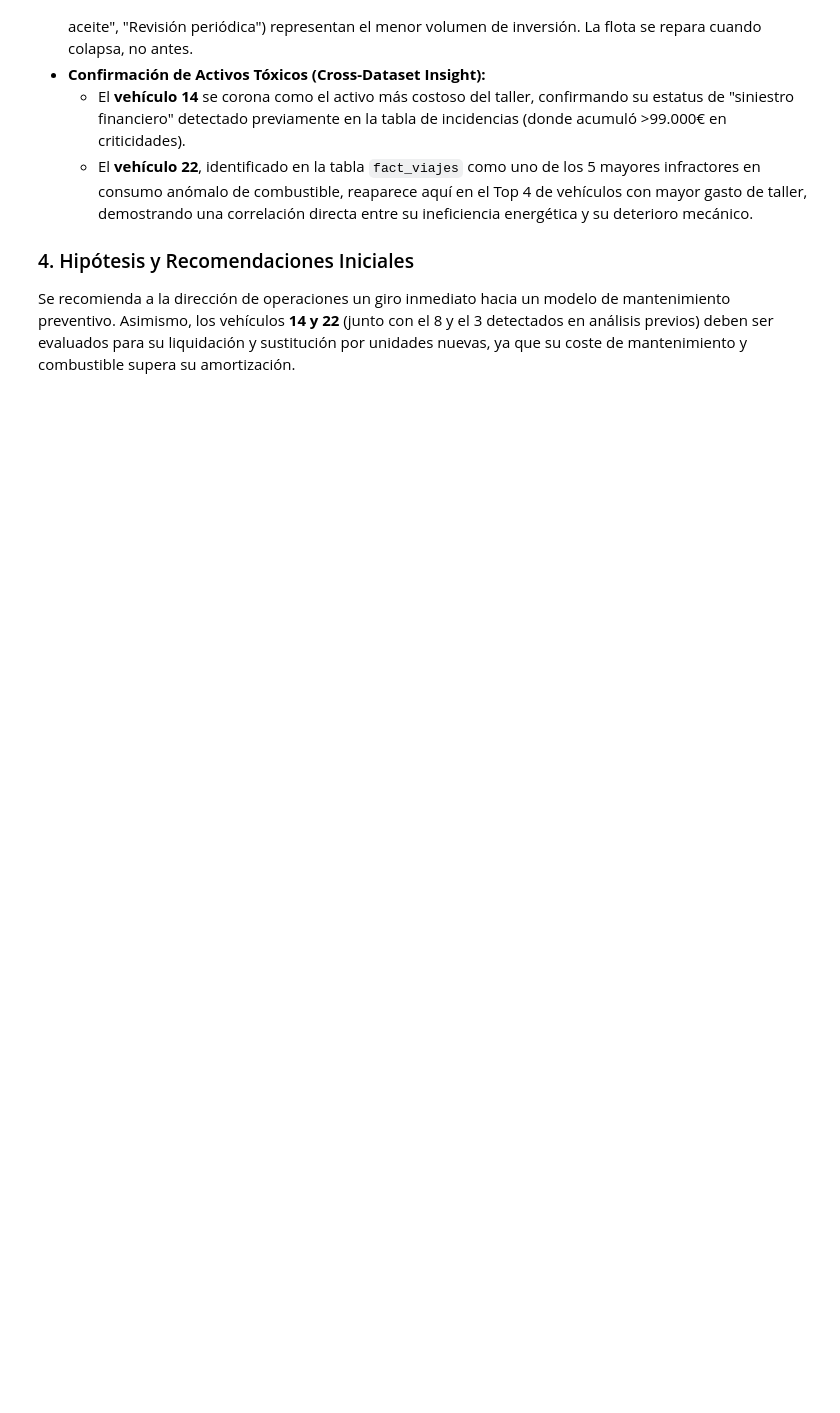
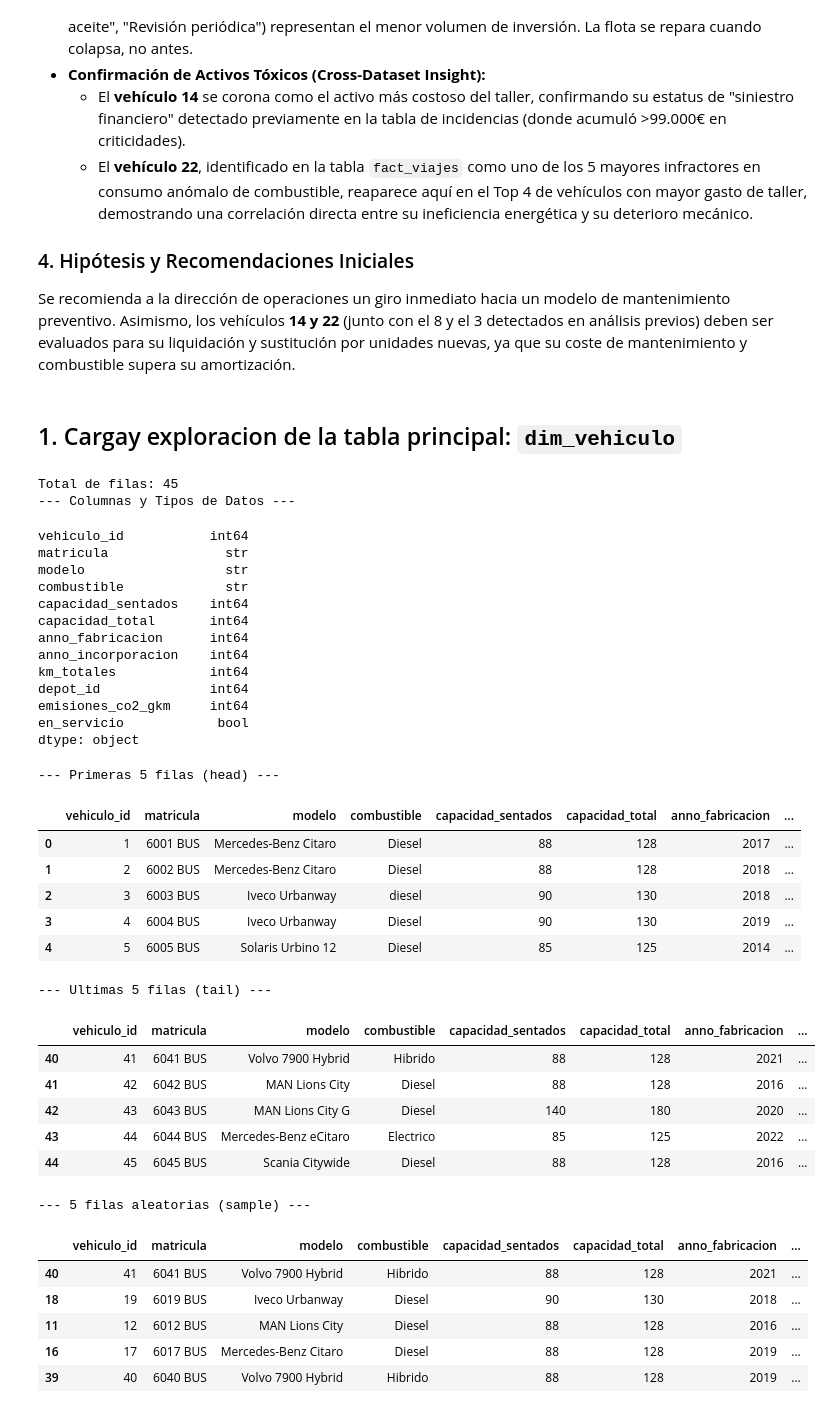
Before and after one commit to databaandsc/MetroBus_Analytics, a Jupyter notebook: 01_eda.ipynb, the cells around one changed output. Saved outputs shown, nothing was run; the diff lists cells and outputs as text; code cells hidden in the pictures; blank space fills up the shorter version.

```diff
--- a/01_eda.ipynb
+++ b/01_eda.ipynb
@@ -1072,3 +1072,65 @@ El análisis visual desvela un grave problema en la estrategia de gestión de ac
 
 ### 4. Hipótesis y Recomendaciones Iniciales
 Se recomienda a la dirección de operaciones un giro inmediato hacia un modelo de mantenimiento preventivo. Asimismo, los vehículos **14 y 22** (junto con el 8 y el 3 detectados en análisis previos) deben ser evaluados para su liquidación y sustitución por unidades nuevas, ya que su coste de mantenimiento y combustible supera su amortización.
+# %% [markdown]
+## 1. Cargay exploracion de la tabla principal: `dim_vehiculo`
+# %%
+
+# 1. Cargamos el dataset
+df_vehiculos = pd.read_csv('data/dim_vehiculo.csv')
+
+# Número total de filas
+print("Total de filas:", len(df_vehiculos))
+
+# 2. Ver columnas y tipos de datos
+print("--- Columnas y Tipos de Datos ---")
+display(df_vehiculos.dtypes)
+
+# 3. Primeras 5 filas
+print("--- Primeras 5 filas (head) ---")
+display(df_vehiculos.head())
+
+# 4. Ultimas 5 filas
+print("--- Ultimas 5 filas (tail) ---")
+display(df_vehiculos.tail())
+
+# 5. 5 filas aleatorias
+print("--- 5 filas aleatorias (sample) ---")
+display(df_vehiculos.sample(5))
+# %% [output]
+Total de filas: 45
+--- Columnas y Tipos de Datos ---
+vehiculo_id           int64
+matricula               str
+modelo                  str
+combustible             str
+capacidad_sentados    int64
+capacidad_total       int64
+anno_fabricacion      int64
+anno_incorporacion    int64
+km_totales            int64
+depot_id              int64
+emisiones_co2_gkm     int64
+en_servicio            bool
+dtype: object
+--- Primeras 5 filas (head) ---
+|  | vehiculo_id | matricula | modelo | combustible | capacidad_sentados | capacidad_total | anno_fabricacion | ... |
+| 0 | 1 | 6001 BUS | Mercedes-Benz Citaro | Diesel | 88 | 128 | 2017 | ... |
+| 1 | 2 | 6002 BUS | Mercedes-Benz Citaro | Diesel | 88 | 128 | 2018 | ... |
+| 2 | 3 | 6003 BUS | Iveco Urbanway | diesel | 90 | 130 | 2018 | ... |
+| 3 | 4 | 6004 BUS | Iveco Urbanway | Diesel | 90 | 130 | 2019 | ... |
+| 4 | 5 | 6005 BUS | Solaris Urbino 12 | Diesel | 85 | 125 | 2014 | ... |
+--- Ultimas 5 filas (tail) ---
+|  | vehiculo_id | matricula | modelo | combustible | capacidad_sentados | capacidad_total | anno_fabricacion | ... |
+| 40 | 41 | 6041 BUS | Volvo 7900 Hybrid | Hibrido | 88 | 128 | 2021 | ... |
+| 41 | 42 | 6042 BUS | MAN Lions City | Diesel | 88 | 128 | 2016 | ... |
+| 42 | 43 | 6043 BUS | MAN Lions City G | Diesel | 140 | 180 | 2020 | ... |
+| 43 | 44 | 6044 BUS | Mercedes-Benz eCitaro | Electrico | 85 | 125 | 2022 | ... |
+| 44 | 45 | 6045 BUS | Scania Citywide | Diesel | 88 | 128 | 2016 | ... |
+--- 5 filas aleatorias (sample) ---
+|  | vehiculo_id | matricula | modelo | combustible | capacidad_sentados | capacidad_total | anno_fabricacion | ... |
+| 40 | 41 | 6041 BUS | Volvo 7900 Hybrid | Hibrido | 88 | 128 | 2021 | ... |
+| 18 | 19 | 6019 BUS | Iveco Urbanway | Diesel | 90 | 130 | 2018 | ... |
+| 11 | 12 | 6012 BUS | MAN Lions City | Diesel | 88 | 128 | 2016 | ... |
+| 16 | 17 | 6017 BUS | Mercedes-Benz Citaro | Diesel | 88 | 128 | 2019 | ... |
+| 39 | 40 | 6040 BUS | Volvo 7900 Hybrid | Hibrido | 88 | 128 | 2019 | ... |
```
Also changed, not shown: parts of 29 cells of this notebook.
